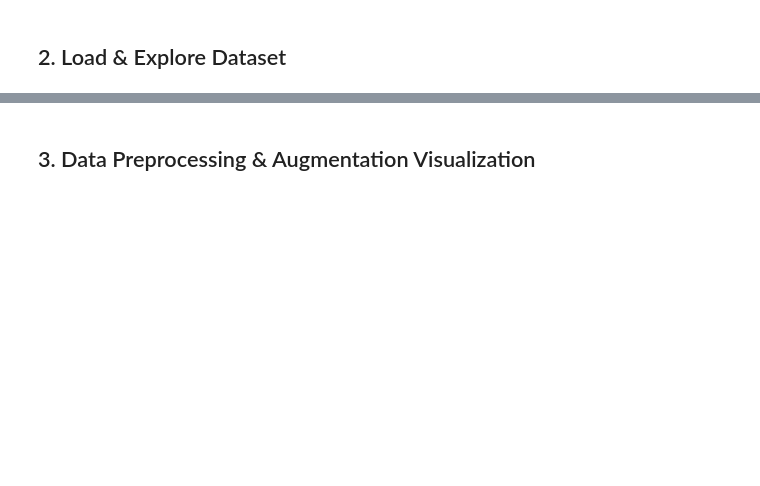
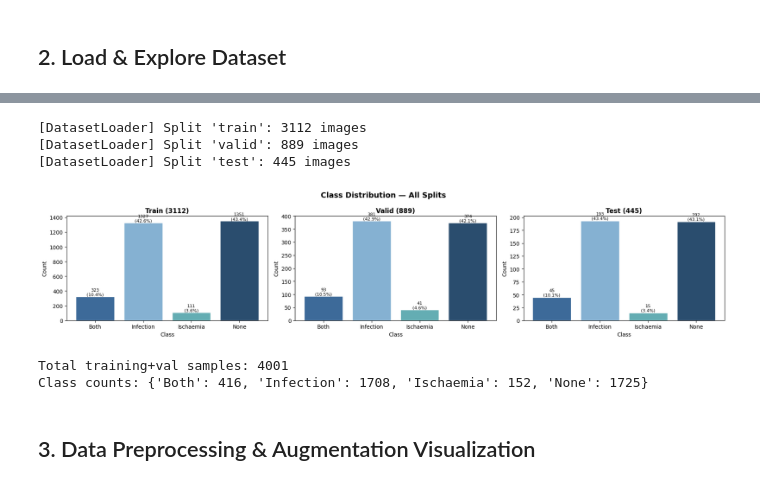
Before and after one commit to csstudentkaum/KHOTAA, a Jupyter notebook: models/classification/resnet101.ipynb, the cells around one changed output, grey strips where cells are left out. Cells and saved outputs as stored; diff of their text form; code cells hidden in the pictures; blank space fills up the shorter version.

```diff
--- a/models/classification/resnet101.ipynb
+++ b/models/classification/resnet101.ipynb
@@ -174,15 +192,9 @@ X_val, y_val     = loader.load_split_paths('valid')
 X_all = np.concatenate([X_train, X_val])
 y_all = np.concatenate([y_train, y_val])
 
-# ── Test set (untouched until final evaluation) ──────────────────────────────
-X_test, y_test = loader.load_split_paths('test')
-test_dataset = DFUDataset(X_test, y_test, transform=val_test_transform)
-test_loader  = DataLoader(test_dataset, batch_size=BATCH_SIZE, shuffle=False, num_workers=0)
-
 # ── Initialize 5-fold stratified cross-validation ────────────────────────────
 kfold = StratifiedKFold(n_splits=N_FOLDS, shuffle=True, random_state=SEED)
 
 print(f"\nTotal training samples (train+valid): {len(X_all)}")
-print(f"Test samples: {len(X_test)}")
 print("✓ Dataset loaded and ready for 5-fold cross-validation")
 # %% [output]
@@ -219,3 +224,36 @@ print(f"Class counts: { {classes[i]: int(np.sum(y_all == i)) for i in range(num_
+# %%
+import matplotlib.pyplot as plt
+
+PALETTE = ["#3D6A99", "#85B1D2", "#64ADB3", "#2A4D6E"]
+
+# Override plt.show to intercept the figure before it's displayed
+original_show = plt.show
+
+def custom_show():
+    fig = plt.gcf()
+    for ax in fig.axes:
+        for i, bar in enumerate(ax.patches):
+            bar.set_facecolor(PALETTE[i % len(PALETTE)])
+            bar.set_edgecolor('white')
+    original_show()
+
+plt.show = custom_show
+
+# Now call — the colors will be applied before display
+loader.plot_all_splits_distribution()
+
+# Restore
+plt.show = original_show
+
+print(f"Total training+val samples: {len(y_all)}")
+print(f"Class counts: { {classes[i]: int(np.sum(y_all == i)) for i in range(num_classes)} }")
+# %% [output]
+[DatasetLoader] Split 'train': 3112 images
+[DatasetLoader] Split 'valid': 889 images
+[DatasetLoader] Split 'test': 445 images
+[figure, added]
+Total training+val samples: 4001
+Class counts: {'Both': 416, 'Infection': 1708, 'Ischaemia': 152, 'None': 1725}
 # %% [markdown]
 ## 3. Data Preprocessing & Augmentation Visualization
 # %%
```
Also changed, not shown: parts of 17 cells of this notebook, 3 other files.
